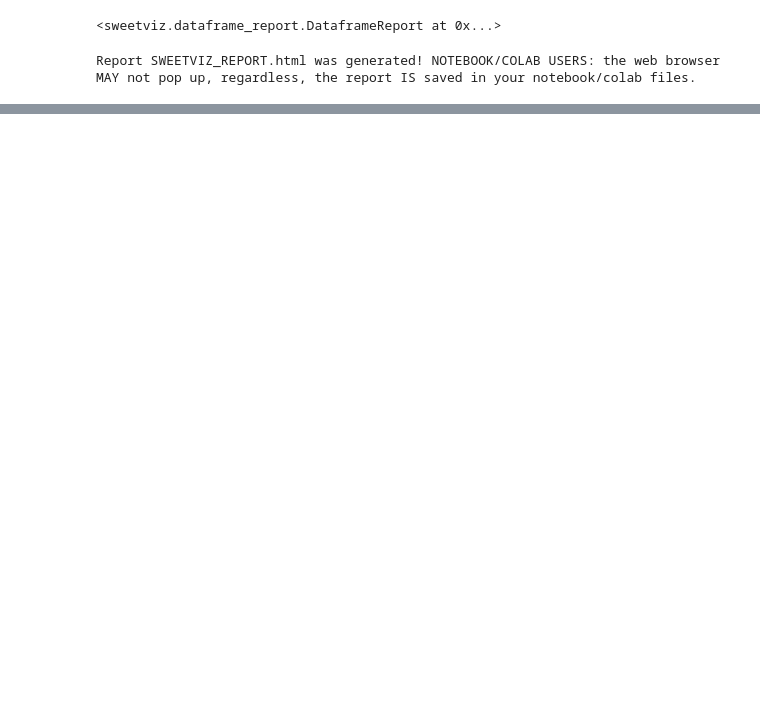
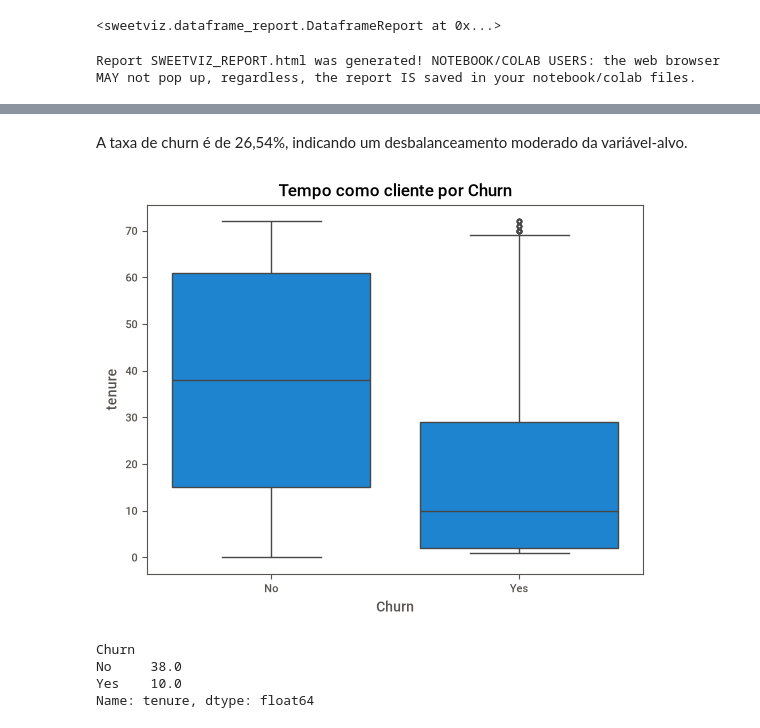
Before and after one commit to Jadsonsmxr/customer-churn-prediction, a Jupyter notebook: notebooks/01_eda.ipynb, the cells around one changed output, grey strips where cells are left out. Saved outputs shown, nothing was run; the diff lists cells and outputs as text; code cells hidden in the pictures; blank space fills up the shorter version.

```diff
--- a/notebooks/01_eda.ipynb
+++ b/notebooks/01_eda.ipynb
@@ -168,0 +190,15 @@ Report SWEETVIZ_REPORT.html was generated! NOTEBOOK/COLAB USERS: the web browser
+# %% [markdown]
+A taxa de churn é de 26,54%, indicando um desbalanceamento moderado da variável-alvo.
+# %%
+sns.boxplot(data=data, x='Churn', y='tenure')
+plt.title('Tempo como cliente por Churn')
+plt.show()
+# %% [output]
+[figure, added]
+# %%
+data.groupby('Churn')['tenure'].median()
+# %% [output]
+Churn
+No     38.0
+Yes    10.0
+Name: tenure, dtype: float64
```
Also changed, not shown: parts of 49 cells of this notebook.
